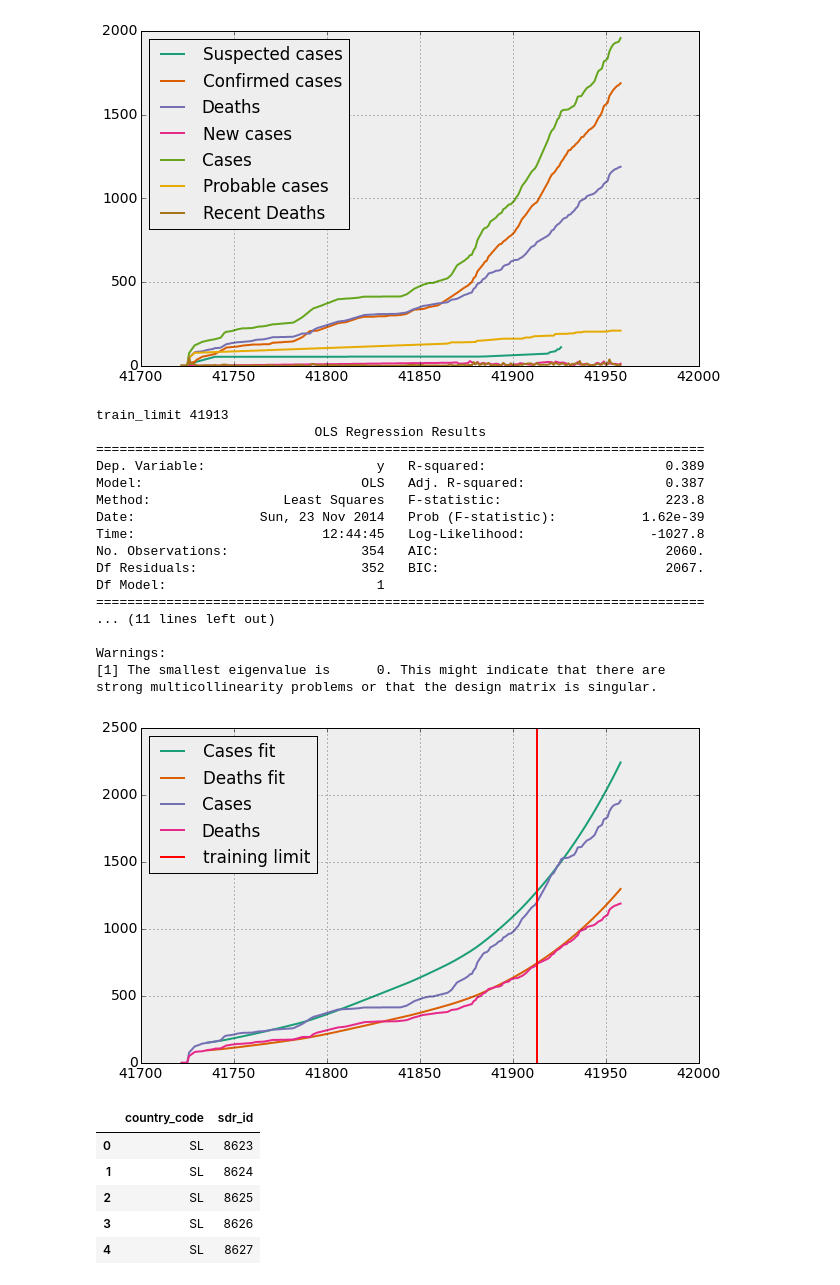
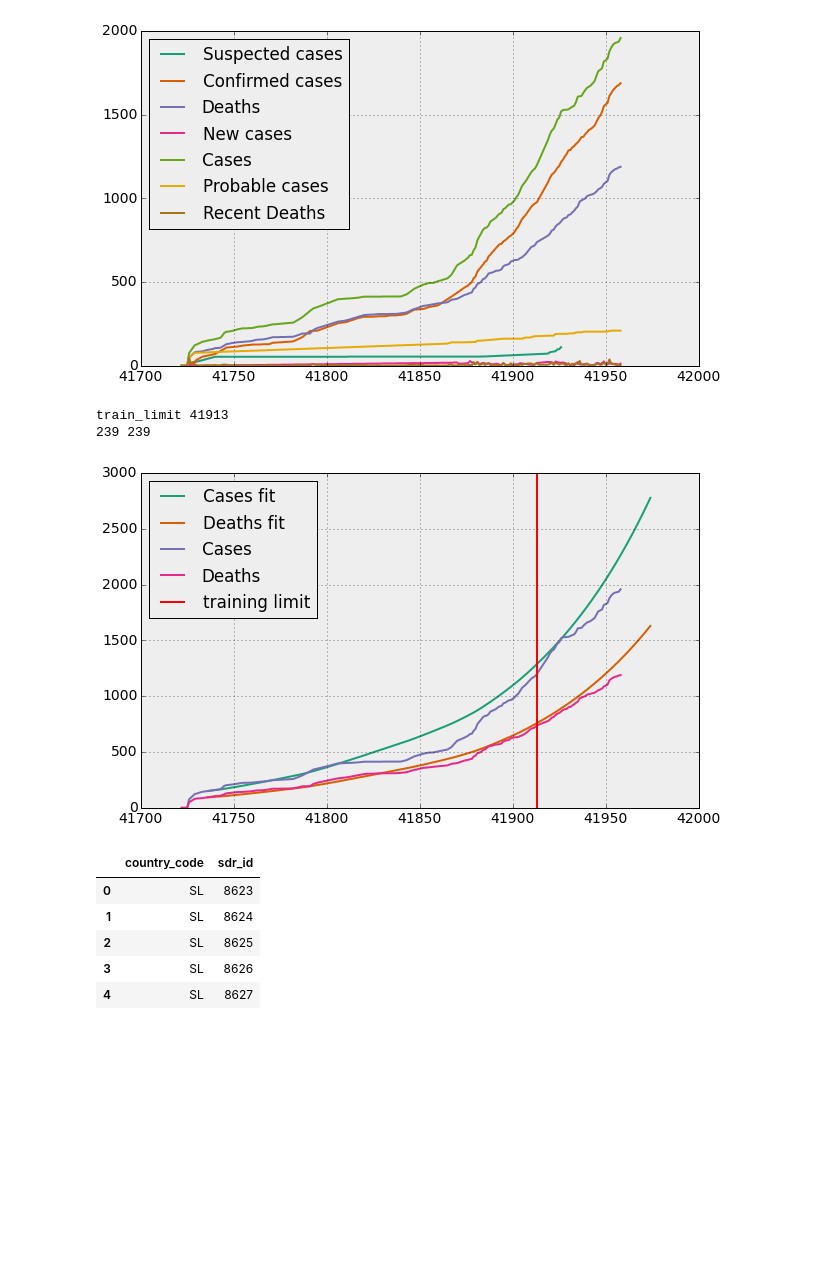
Before and after one commit to gsabran/data-science-project, a Jupyter notebook: code/timeseries.ipynb, the cells around one changed output. Drawn from its saved outputs; the diff is of its cells as text; code cells hidden in the pictures; blank space fills up the shorter version.

```diff
--- a/code/timeseries.ipynb
+++ b/code/timeseries.ipynb
@@ -370,28 +372,12 @@ def plot_fit(country_code, sdr_id, train_limit='2014-10-01', days_after=0, shoul
     plt.axis(ax)
 
     plt.legend(loc=2)
-# %%
-country_code, sdr_id = 'GN', 0
-plot_fit(country_code, sdr_id, train_limit='2014-10-01', days_after=10, should_print_table=True)
-# %% [output]
-train_limit 41913
-                            OLS Regression Results
-==============================================================================
-Dep. Variable:                      y   R-squared:                       0.389
-Model:                            OLS   Adj. R-squared:                  0.387
-Method:                 Least Squares   F-statistic:                     223.8
-Date:                Sun, 23 Nov 2014   Prob (F-statistic):           1.62e-39
-Time:                        12:44:45   Log-Likelihood:                -1027.8
-No. Observations:                 354   AIC:                             2060.
-Df Residuals:                     352   BIC:                             2067.
-Df Model:                           1
-==============================================================================
-... (11 lines left out)
-
-Warnings:
-[1] The smallest eigenvalue is      0. This might indicate that there are
-strong multicollinearity problems or that the design matrix is singular.
-[figure, removed]
+# %%
+plot_fit('GN', 0, days_after=10)
+# %% [output]
+train_limit 41913
+239 239
+[figure, added]
 # %%
 # look at fit on different levels (TO be continued)
 
```
Also changed, not shown: parts of 1 cell of this notebook, 1 other file.
